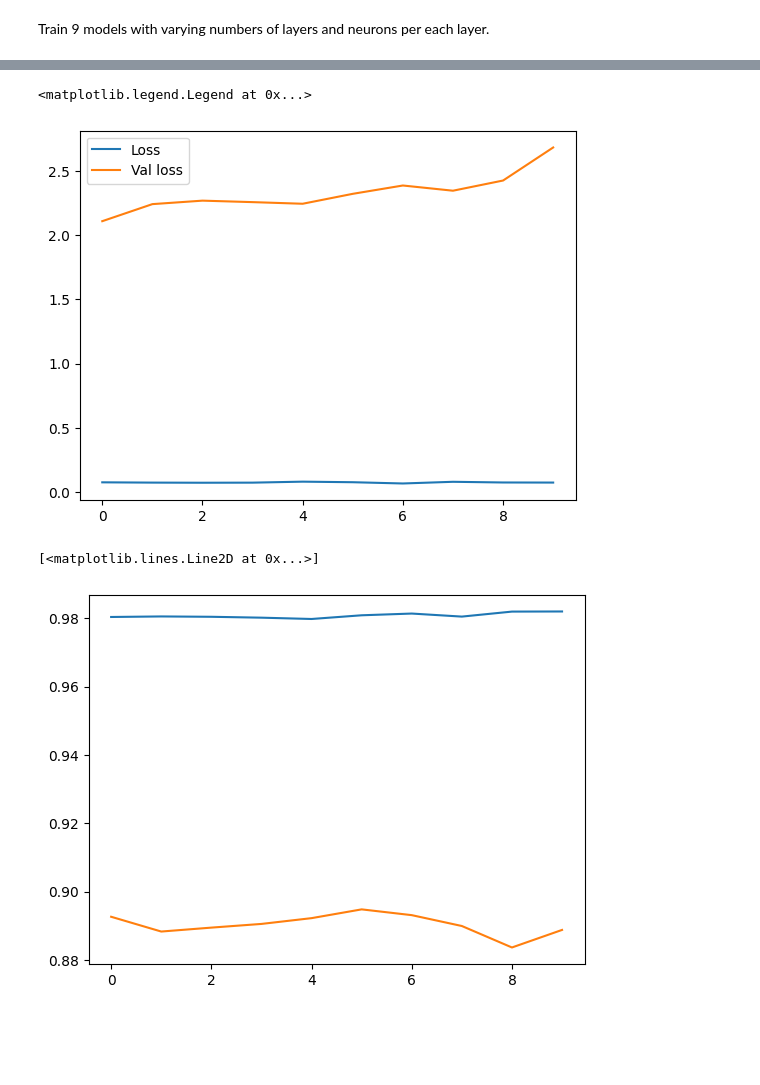
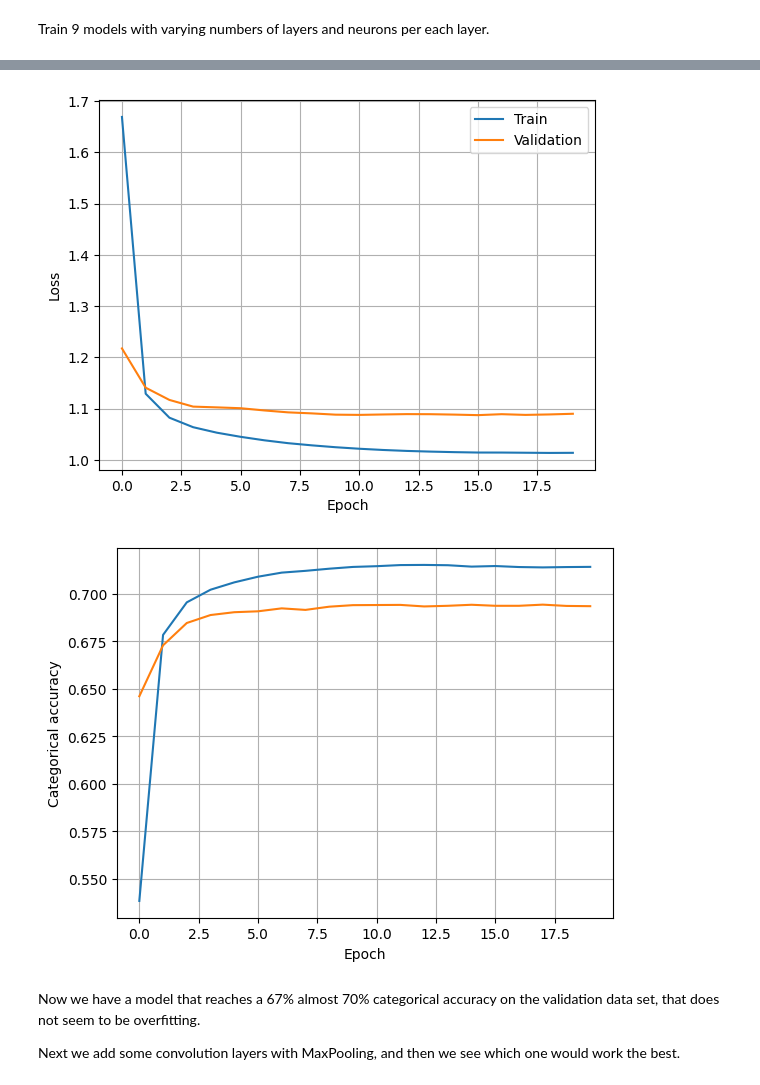
Before and after one commit to elmerheino/cnn-project, a Jupyter notebook: ML_Project_CNN_final.ipynb, the cells around one changed output, grey strips where cells are left out. Saved outputs shown, nothing was run; the diff lists cells and outputs as text; code cells hidden in the pictures; blank space fills up the shorter version.

```diff
--- a/ML_Project_CNN_final.ipynb
+++ b/ML_Project_CNN_final.ipynb
@@ -7,7 +7,7 @@ import numpy as np
 from PIL import Image
 # %%
 # Load the dataset, shuffle the files and split them into batches of 32 images. The API automaically splits the datasets into tuples of input and label.
-batch_size = 512
+batch_size = 1024
 
 train, test = tfds.load('emnist/letters', split=['train', 'test'], shuffle_files=True, batch_size=batch_size, as_supervised=True, data_dir="./datasets/")
 
@@ -194,8 +228,7 @@ We also notice, that already before the 5th epoch the validation accuracy stops
 model_l2_n512 = None
 model_l2_n512 = models.Sequential([
     layers.Flatten(input_shape=(28, 28, 1)),
-    layers.Dense(512, activation="relu"),
-    layers.Dense(512, activation="relu"),
+    layers.Dense(128, activation="relu"),
     layers.Dense(26, activation="softmax"),
 ])
 
@@ -228,6 +259,6 @@ history_model_l2_n26 = None
 history_model_l2_n26 = model_l2_n512.fit(
     train,
     validation_data=test,
-    epochs=10
+    epochs=20
 )
 # %% [output]
@@ -254,16 +282,26 @@ Epoch 10/10
 # %%
-plt.plot(history_model_l2_n26.history['loss'], label="Loss")
-plt.plot(history_model_l2_n26.history['val_loss'], label="Val loss")
-plt.legend()
+fig, ax = plt.subplots()
+ax.plot(history_model_l2_n26.history['loss'], label="Train")
+ax.plot(history_model_l2_n26.history['val_loss'], label="Validation")
+ax.legend()
+ax.set_xlabel("Epoch")
+ax.set_ylabel("Loss")
+ax.grid(True)
 # %% [output]
-<matplotlib.legend.Legend at 0x...>
-[figure, old version]
+[figure, new version]
 # %%
-plt.plot(history_model_l2_n26.history['categorical_accuracy'], label="Categorical accuracy")
-plt.plot(history_model_l2_n26.history['val_categorical_accuracy'], label="Val categorical accuracy")
+fig, ax = plt.subplots()
+ax.plot(history_model_l2_n26.history['categorical_accuracy'], label="Training")
+ax.plot(history_model_l2_n26.history['val_categorical_accuracy'], label="Validation")
+ax.set_xlabel("Epoch")
+ax.set_ylabel("Categorical accuracy")
+ax.grid(True)
 # %% [output]
-[<matplotlib.lines.Line2D at 0x...>]
-[figure, old version]
+[figure, new version]
+# %% [markdown]
+Now we have a model that reaches a 67% almost 70% categorical accuracy on the validation data set, that does not seem to be overfitting.
+
+Next we add some convolution layers with MaxPooling, and then we see which one would work the best.
 # %%
 # Now we need to figure out a good number of convolution layers to use
 the_models = None
```
Also changed, not shown: parts of 20 cells of this notebook, 4 other files.
